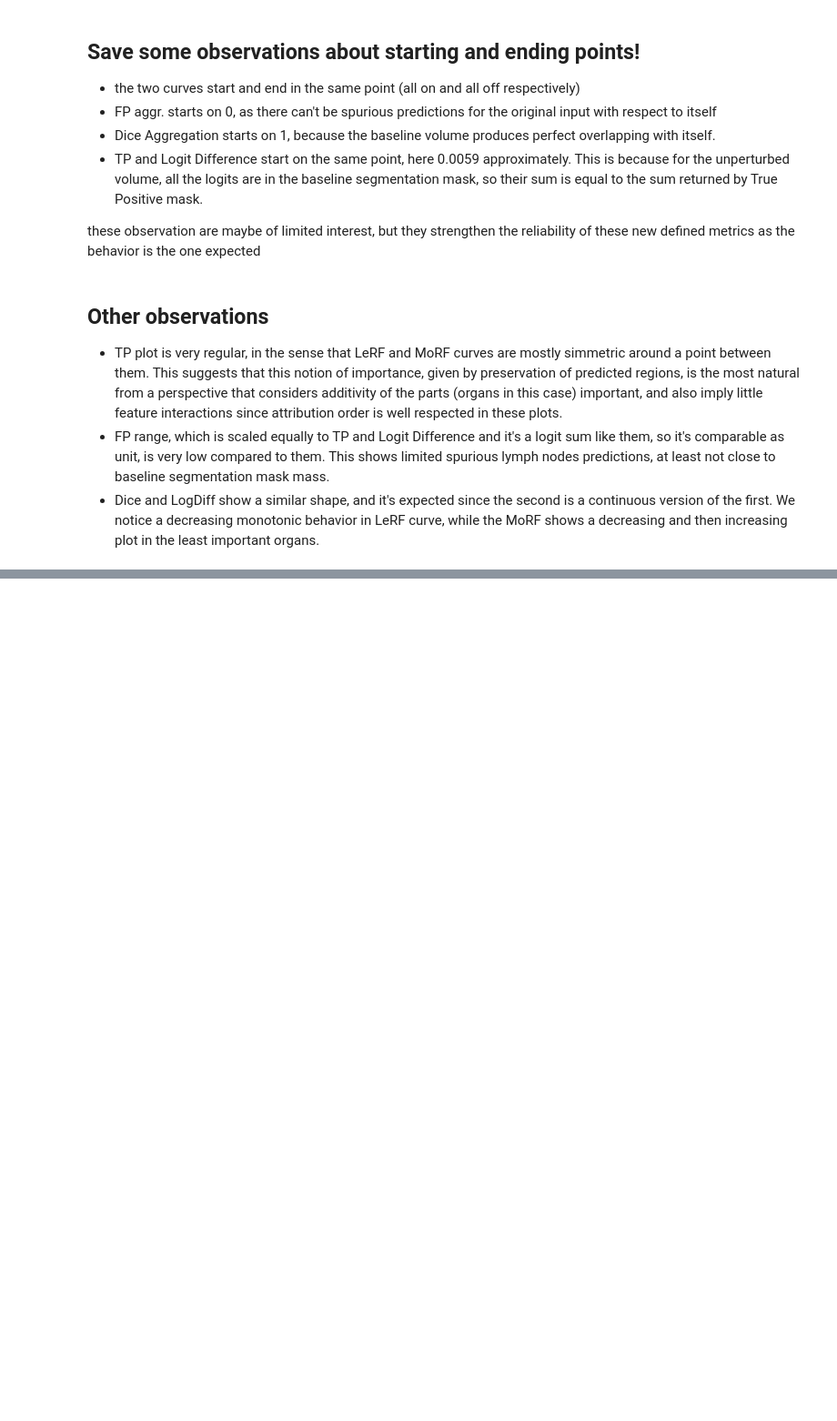
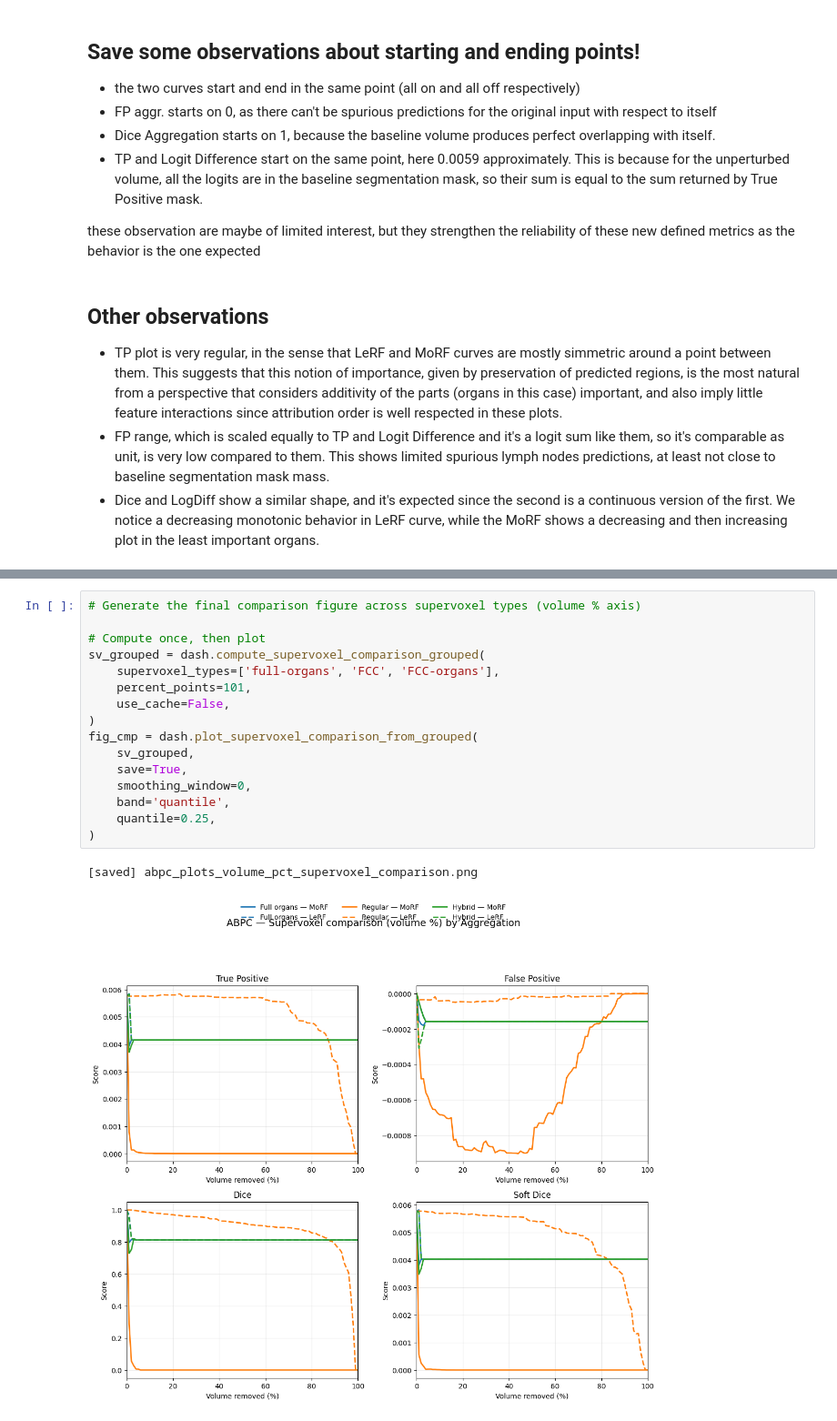
Before and after one commit to giulio8/XAI-AUTOMI-seg, a Jupyter notebook: metrics/average_ABPC.ipynb, the cells around one changed output, grey strips where cells are left out. Shown at 91% size. Cells and saved outputs as stored; diff of their text form; blank space fills up the shorter version.

```diff
--- a/metrics/average_ABPC.ipynb
+++ b/metrics/average_ABPC.ipynb
@@ -388,0 +752,19 @@ dash.run(supervoxel_type="FCC", x_mode="percent")
+# %%
+# Generate the final comparison figure across supervoxel types (volume % axis)
+
+# Compute once, then plot
+sv_grouped = dash.compute_supervoxel_comparison_grouped(
+    supervoxel_types=['full-organs', 'FCC', 'FCC-organs'],
+    percent_points=101,
+    use_cache=False,
+)
+fig_cmp = dash.plot_supervoxel_comparison_from_grouped(
+    sv_grouped,
+    save=True,
+    smoothing_window=0,
+    band='quantile',
+    quantile=0.25,
+)
+# %% [output]
+[saved] abpc_plots_volume_pct_supervoxel_comparison.png
+[figure, added]
```
Also changed, not shown: parts of 6 cells of this notebook, 20 other files.
